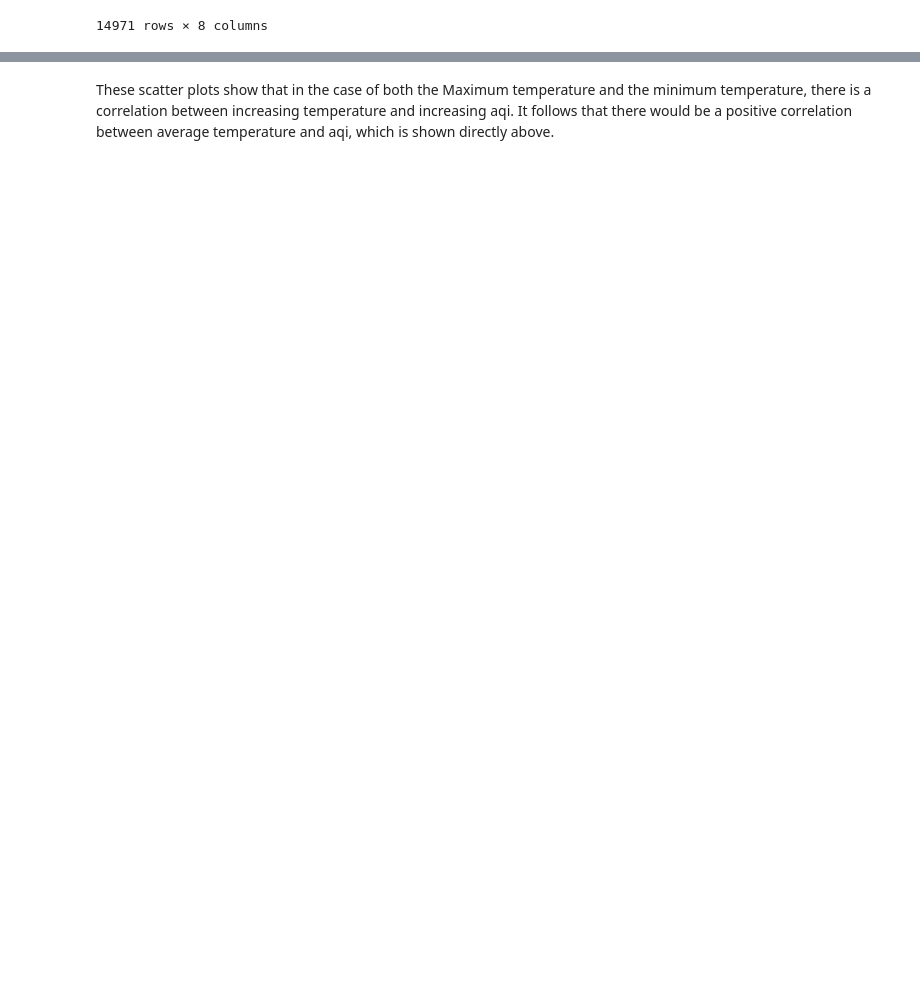
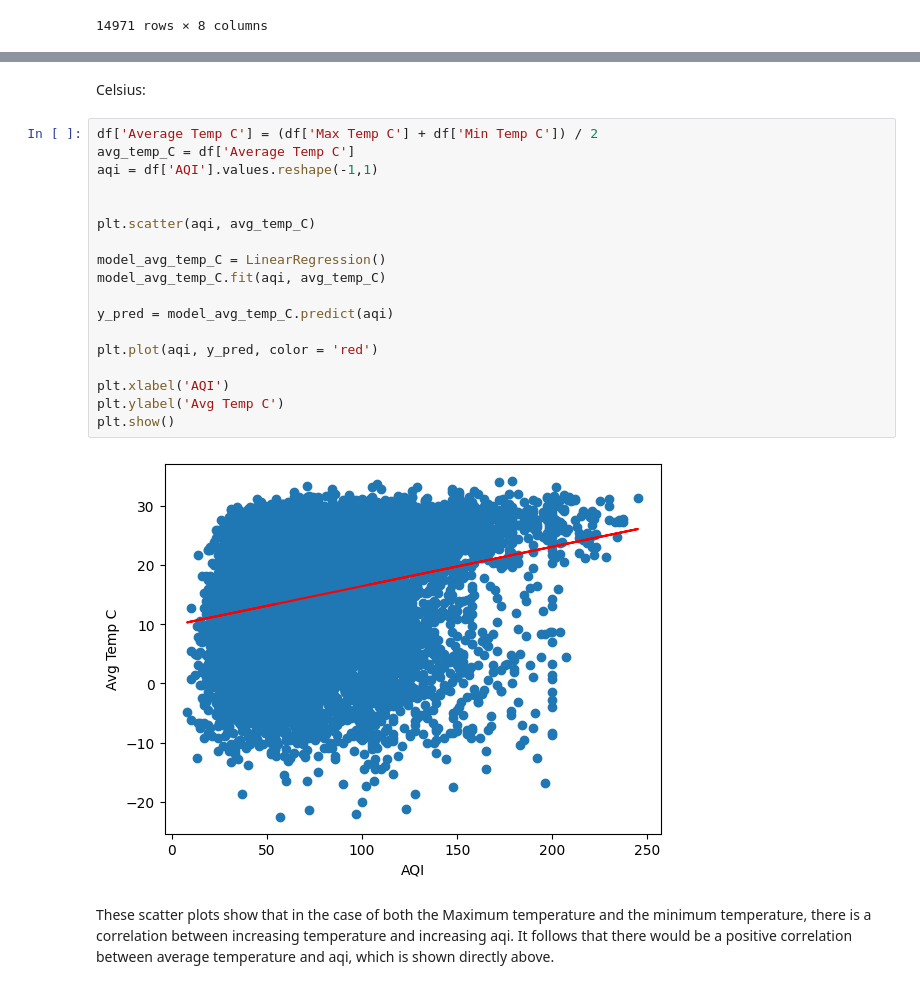
Before and after one commit to ruitreves/air_quality_analysis, a Jupyter notebook: air_quality.ipynb, the cells around one changed output, grey strips where cells are left out. Saved outputs shown, nothing was run; the diff lists cells and outputs as text; blank space fills up the shorter version.

```diff
--- a/air_quality.ipynb
+++ b/air_quality.ipynb
@@ -221,6 +257,28 @@ plt.ylabel('Avg Temp F')
 plt.show()
 # %% [output]
 [figure]
+# %% [markdown]
+Celsius:
+# %%
+df['Average Temp C'] = (df['Max Temp C'] + df['Min Temp C']) / 2
+avg_temp_C = df['Average Temp C']
+aqi = df['AQI'].values.reshape(-1,1)
+
+
+plt.scatter(aqi, avg_temp_C)
+
+model_avg_temp_C = LinearRegression()
+model_avg_temp_C.fit(aqi, avg_temp_C)
+
+y_pred = model_avg_temp_C.predict(aqi)
+
+plt.plot(aqi, y_pred, color = 'red')
+
+plt.xlabel('AQI')
+plt.ylabel('Avg Temp C')
+plt.show()
+# %% [output]
+[figure, added]
 # %% [markdown]
 These scatter plots show that in the case of both the Maximum temperature and the minimum temperature, there is a correlation between increasing temperature and increasing aqi. It follows that there would be a positive correlation between average temperature and aqi, which is shown directly above.
 # %%
```
Also changed, not shown: parts of 25 cells of this notebook, 2 other files.
